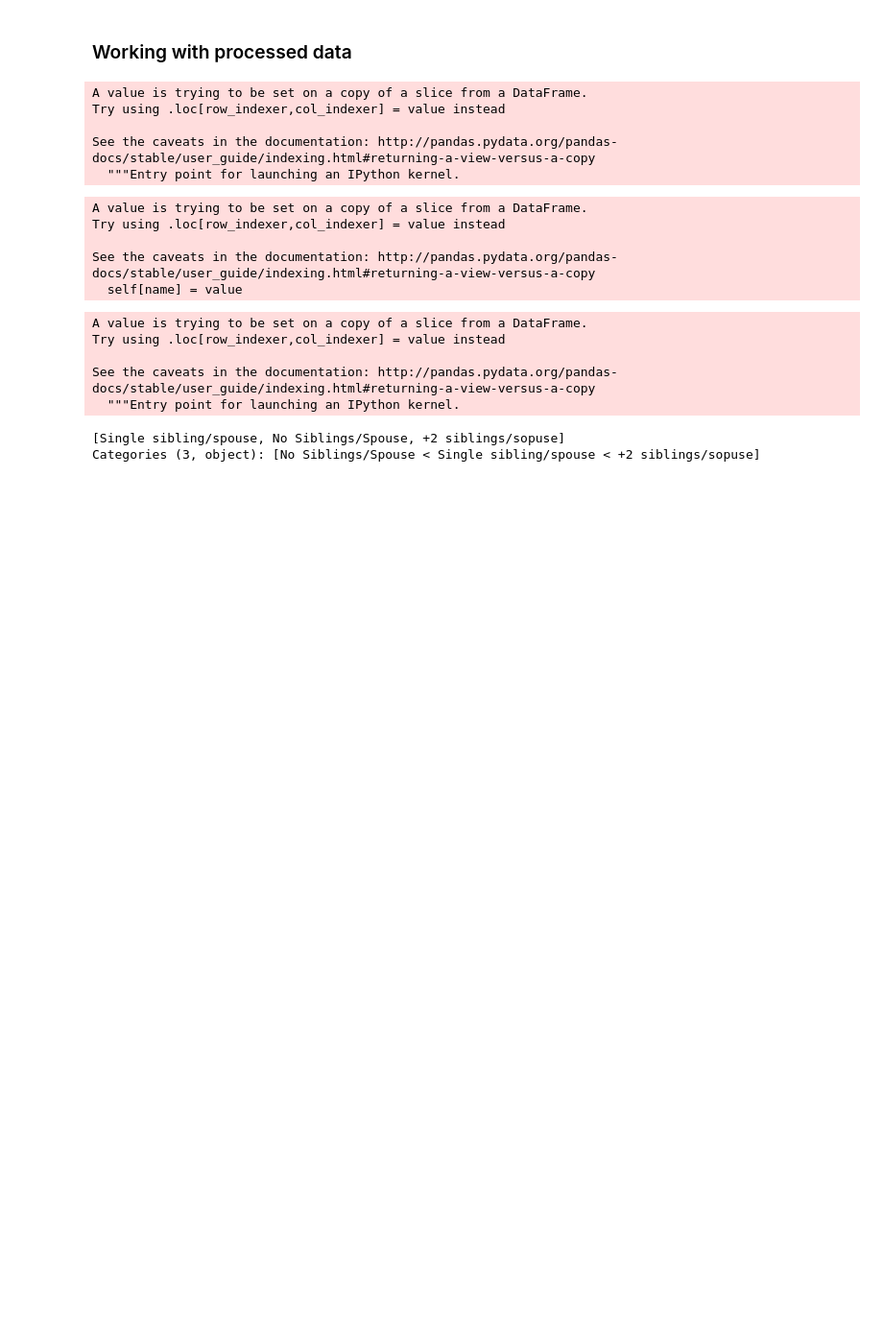
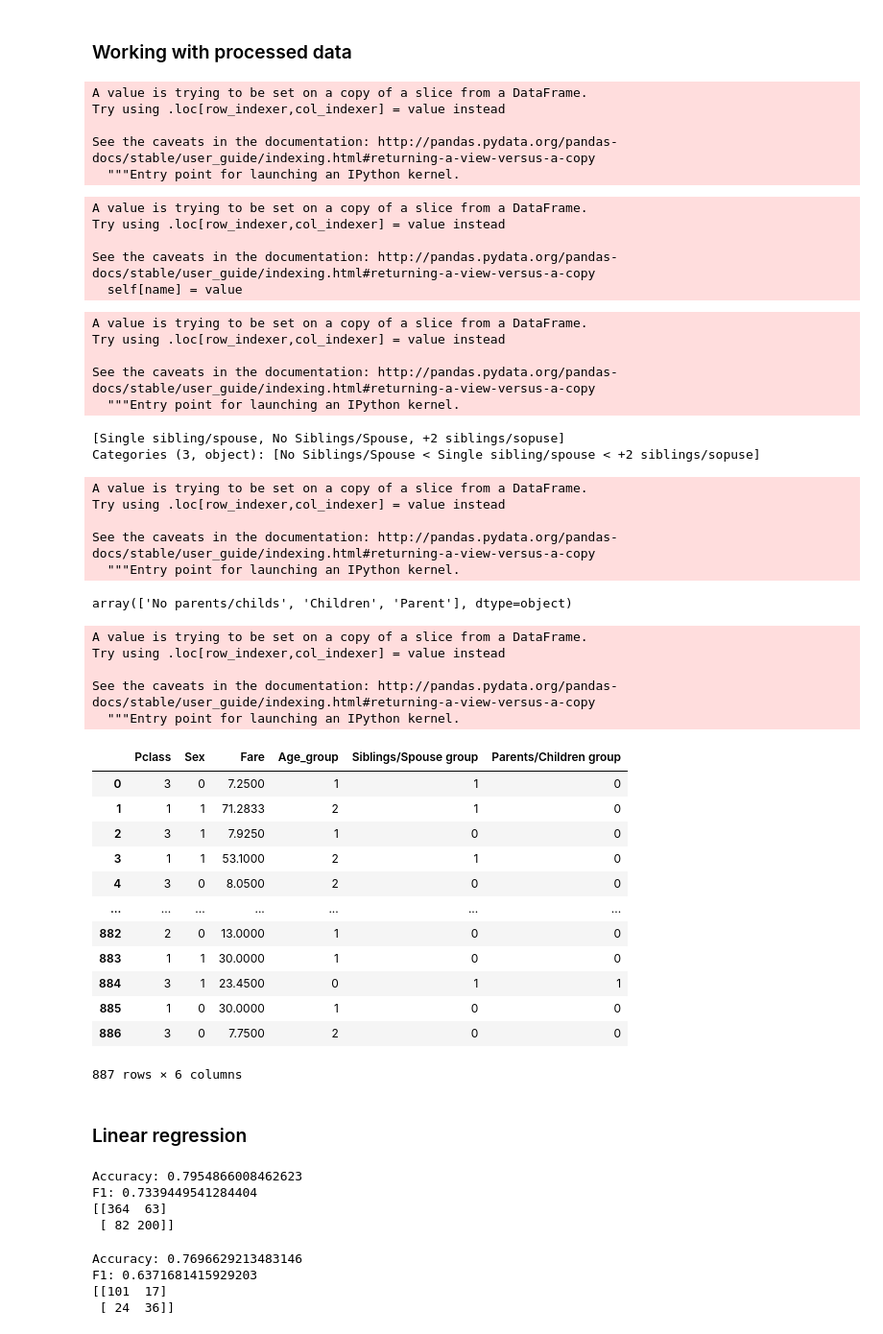
Before and after one commit to Ark93/Real-world_ml, a Jupyter notebook: chapter_3/titanic_dataset.ipynb, the cells around one changed output. Shown: that part at 96% size. Saved outputs shown, nothing was run; the diff lists cells and outputs as text; code cells hidden in the pictures; blank space fills up the shorter version.

```diff
--- a/chapter_3/titanic_dataset.ipynb
+++ b/chapter_3/titanic_dataset.ipynb
@@ -1079,3 +1082,41 @@ processed_data['Siblings/Spouse group'].unique()
 # %% [output]
 [Single sibling/spouse, No Siblings/Spouse, +2 siblings/sopuse]
 Categories (3, object): [No Siblings/Spouse < Single sibling/spouse < +2 siblings/sopuse]
+# %%
+processed_data['Siblings/Spouse group']=processed_data['Siblings/Spouse group'].map({"No Siblings/Spouse": 0 ,'Single sibling/spouse':1, '+2 siblings/sopuse':2})
+# %% [output]
+A value is trying to be set on a copy of a slice from a DataFrame.
+Try using .loc[row_indexer,col_indexer] = value instead
+
+See the caveats in the documentation: http://pandas.pydata.org/pandas-docs/stable/user_guide/indexing.html#returning-a-view-versus-a-copy
+  """Entry point for launching an IPython kernel.
+# %%
+processed_data['Parents/Children group'].unique()
+# %% [output]
+array(['No parents/childs', 'Children', 'Parent'], dtype=object)
+# %%
+processed_data['Parents/Children group']=processed_data['Parents/Children group'].map({"No parents/childs": 0 ,'Children':1, 'Parent':2})
+# %% [output]
+A value is trying to be set on a copy of a slice from a DataFrame.
+Try using .loc[row_indexer,col_indexer] = value instead
+
+See the caveats in the documentation: http://pandas.pydata.org/pandas-docs/stable/user_guide/indexing.html#returning-a-view-versus-a-copy
+  """Entry point for launching an IPython kernel.
+# %%
+processed_data
+# %% [output]
+|  | Pclass | Sex | Fare | Age_group | Siblings/Spouse group | Parents/Children group |
+| 0 | 3 | 0 | 7.2500 | 1 | 1 | 0 |
+| 1 | 1 | 1 | 71.2833 | 2 | 1 | 0 |
+| 2 | 3 | 1 | 7.9250 | 1 | 0 | 0 |
+| 3 | 1 | 1 | 53.1000 | 2 | 1 | 0 |
+| 4 | 3 | 0 | 8.0500 | 2 | 0 | 0 |
+| ... | ... | ... | ... | ... | ... | ... |
+| 882 | 2 | 0 | 13.0000 | 1 | 0 | 0 |
+| 883 | 1 | 1 | 30.0000 | 1 | 0 | 0 |
+| 884 | 3 | 1 | 23.4500 | 0 | 1 | 1 |
+| 885 | 1 | 0 | 30.0000 | 1 | 0 | 0 |
+| 886 | 3 | 0 | 7.7500 | 2 | 0 | 0 |
+887 rows × 6 columns
+# %% [markdown]
+### Linear regression
@@ -1081,0 +1129,9 @@ Categories (3, object): [No Siblings/Spouse < Single sibling/spouse < +2 sibling
+# %%
+print('Accuracy: {}'.format(accuracy_score(y_training, y_pred)))
+print('F1: {}'.format(f1_score(y_training, y_pred)))
+print('{}'.format(confusion_matrix(y_training, y_pred)))
+# %% [output]
+Accuracy: 0.7954866008462623
+F1: 0.7339449541284404
+[[364  63]
+ [ 82 200]]
@@ -1081,0 +1140,13 @@ Categories (3, object): [No Siblings/Spouse < Single sibling/spouse < +2 sibling
+# %%
+acc_scr = accuracy_score(y_test, y_pred)
+print('Accuracy: {}'.format(acc_scr))
+f1_scr = f1_score(y_test, y_pred)
+print('F1: {}'.format(f1_scr))
+cf_mtx = confusion_matrix(y_test, y_pred)
+print('{}'.format(cf_mtx))
+results.append((acc_scr, f1_scr, cf_mtx))
+# %% [output]
+Accuracy: 0.7696629213483146
+F1: 0.6371681415929203
+[[101  17]
+ [ 24  36]]
```
Also changed, not shown: parts of 63 cells of this notebook.
